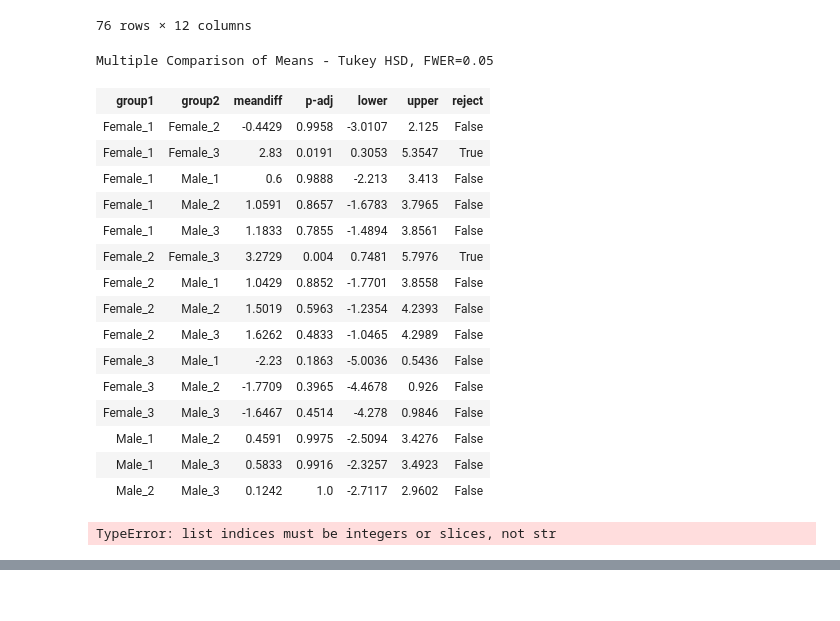
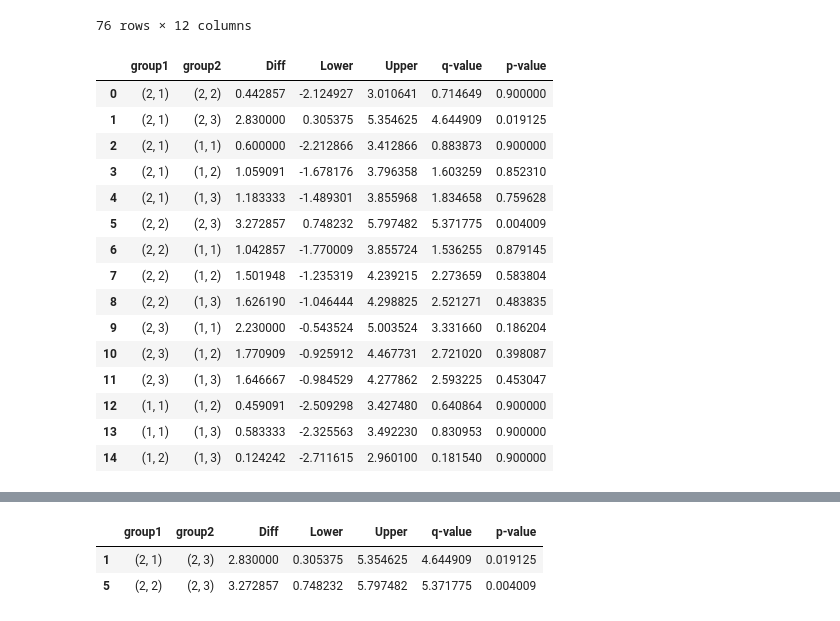
Before and after one commit to nurgelli/Exploratory_Data_Analysis, a Jupyter notebook: by_category/anova.ipynb, the cells around one changed output, grey strips where cells are left out. Saved outputs shown, nothing was run; the diff lists cells and outputs as text; code cells hidden in the pictures.

Commit message:
Two way Anova with bioinfokit

```diff
--- a/by_category/anova.ipynb
+++ b/by_category/anova.ipynb
@@ -274,37 +273,46 @@ res = stat()
 # %%
-import pandas as pd
-from statsmodels.stats.multicomp import pairwise_tukeyhsd
+# from bioinfokit.analys import stat
 
-# 1. Create an explicit combined group column for the interaction
-df["group"] = df["gender"].astype(str) + "_" + df["diet_num"].astype(str)
+# 1. Create a clean, strictly numeric copy of the dataframe
+df_numeric = df[["wtloss", "gender", "diet_num"]].copy()
 
-# 2. Run the native Tukey HSD test
-tukey = pairwise_tukeyhsd(endog=df["wtloss"], groups=df["group"], alpha=0.05)
+# 2. Map string categories to numeric integers so .mean() does not fail
+df_numeric["gender"] = df_numeric["gender"].map({"Male": 1, "Female": 2})
+# Note: Adjust the mapping dictionary keys ('Male'/'Female') to match your exact string data
 
-# 3. Display the results summary table
-tukey.summary()
+# 3. Run bioinfokit using the numeric factors
+res = stat()
+res.tukey_hsd(
+    df=df_numeric,
+    res_var="wtloss",
+    xfac_var=["gender", "diet_num"],
+    anova_model="wtloss ~ C(diet_num) + C(gender) + C(diet_num):C(gender)",
+)
+
+res.tukey_summary
 # %% [output]
-Multiple Comparison of Means - Tukey HSD, FWER=0.05
-| group1 | group2 | meandiff | p-adj | lower | upper | reject |
-| Female_1 | Female_2 | -0.4429 | 0.9958 | -3.0107 | 2.125 | False |
-| Female_1 | Female_3 | 2.83 | 0.0191 | 0.3053 | 5.3547 | True |
-| Female_1 | Male_1 | 0.6 | 0.9888 | -2.213 | 3.413 | False |
-| Female_1 | Male_2 | 1.0591 | 0.8657 | -1.6783 | 3.7965 | False |
-| Female_1 | Male_3 | 1.1833 | 0.7855 | -1.4894 | 3.8561 | False |
-| Female_2 | Female_3 | 3.2729 | 0.004 | 0.7481 | 5.7976 | True |
-| Female_2 | Male_1 | 1.0429 | 0.8852 | -1.7701 | 3.8558 | False |
-| Female_2 | Male_2 | 1.5019 | 0.5963 | -1.2354 | 4.2393 | False |
-| Female_2 | Male_3 | 1.6262 | 0.4833 | -1.0465 | 4.2989 | False |
-| Female_3 | Male_1 | -2.23 | 0.1863 | -5.0036 | 0.5436 | False |
-| Female_3 | Male_2 | -1.7709 | 0.3965 | -4.4678 | 0.926 | False |
-| Female_3 | Male_3 | -1.6467 | 0.4514 | -4.278 | 0.9846 | False |
-| Male_1 | Male_2 | 0.4591 | 0.9975 | -2.5094 | 3.4276 | False |
-| Male_1 | Male_3 | 0.5833 | 0.9916 | -2.3257 | 3.4923 | False |
-| Male_2 | Male_3 | 0.1242 | 1.0 | -2.7117 | 2.9602 | False |
+|  | group1 | group2 | Diff | Lower | Upper | q-value | p-value |
+| 0 | (2, 1) | (2, 2) | 0.442857 | -2.124927 | 3.010641 | 0.714649 | 0.900000 |
+| 1 | (2, 1) | (2, 3) | 2.830000 | 0.305375 | 5.354625 | 4.644909 | 0.019125 |
+| 2 | (2, 1) | (1, 1) | 0.600000 | -2.212866 | 3.412866 | 0.883873 | 0.900000 |
+| 3 | (2, 1) | (1, 2) | 1.059091 | -1.678176 | 3.796358 | 1.603259 | 0.852310 |
+| 4 | (2, 1) | (1, 3) | 1.183333 | -1.489301 | 3.855968 | 1.834658 | 0.759628 |
+| 5 | (2, 2) | (2, 3) | 3.272857 | 0.748232 | 5.797482 | 5.371775 | 0.004009 |
+| 6 | (2, 2) | (1, 1) | 1.042857 | -1.770009 | 3.855724 | 1.536255 | 0.879145 |
+| 7 | (2, 2) | (1, 2) | 1.501948 | -1.235319 | 4.239215 | 2.273659 | 0.583804 |
+| 8 | (2, 2) | (1, 3) | 1.626190 | -1.046444 | 4.298825 | 2.521271 | 0.483835 |
+| 9 | (2, 3) | (1, 1) | 2.230000 | -0.543524 | 5.003524 | 3.331660 | 0.186204 |
+| 10 | (2, 3) | (1, 2) | 1.770909 | -0.925912 | 4.467731 | 2.721020 | 0.398087 |
+| 11 | (2, 3) | (1, 3) | 1.646667 | -0.984529 | 4.277862 | 2.593225 | 0.453047 |
+| 12 | (1, 1) | (1, 2) | 0.459091 | -2.509298 | 3.427480 | 0.640864 | 0.900000 |
+| 13 | (1, 1) | (1, 3) | 0.583333 | -2.325563 | 3.492230 | 0.830953 | 0.900000 |
+| 14 | (1, 2) | (1, 3) | 0.124242 | -2.711615 | 2.960100 | 0.181540 | 0.900000 |
-# %%
-df_res = tukey.summary()
-df_res[df_res["p-adj"] < 0.05]
-# %% [output]
-TypeError: list indices must be integers or slices, not str
 # %% [markdown]
 ![image-2.png](attachment:image-2.png)
+# %%
+res_new = res.tukey_summary
+res_new[res_new['p-value'] < 0.05]
+# %% [output]
+|  | group1 | group2 | Diff | Lower | Upper | q-value | p-value |
+| 1 | (2, 1) | (2, 3) | 2.830000 | 0.305375 | 5.354625 | 4.644909 | 0.019125 |
+| 5 | (2, 2) | (2, 3) | 3.272857 | 0.748232 | 5.797482 | 5.371775 | 0.004009 |
```
Also changed, not shown: parts of 16 cells of this notebook.
